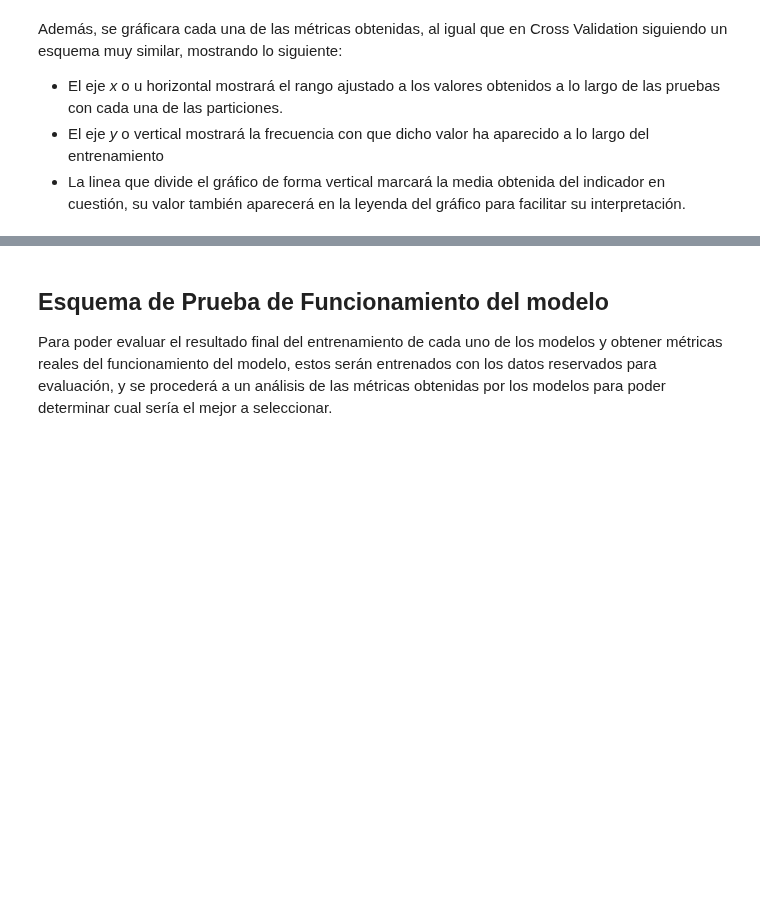
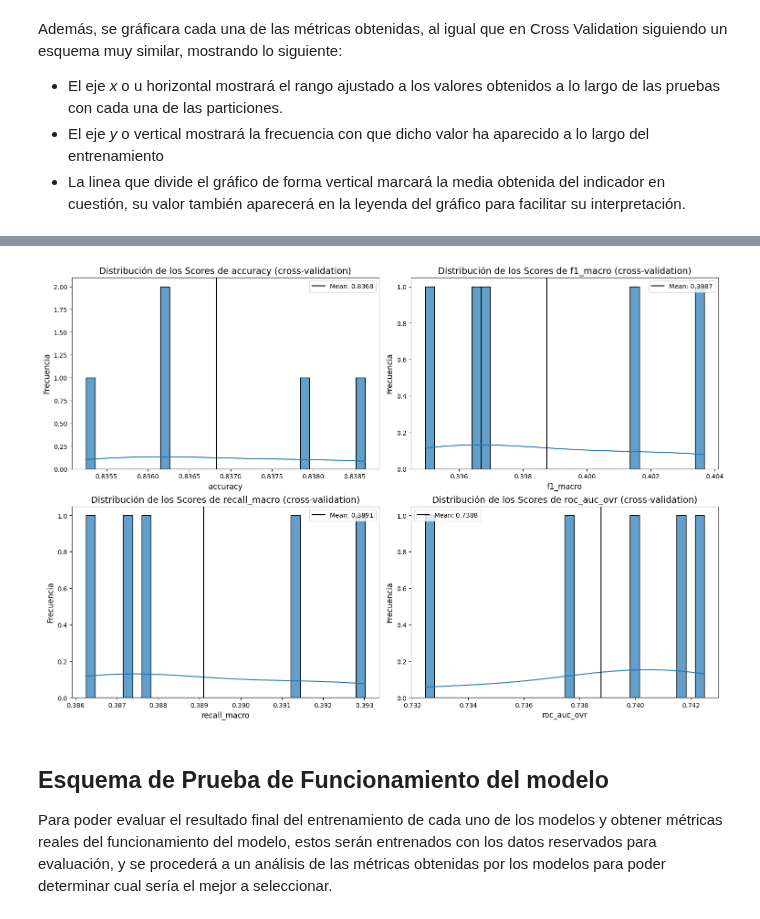
Before and after one commit to MonicaCabanas23/Clasificacion-y-Regresion-Lineal, a Jupyter notebook: Proyecto 3/workflow.ipynb, the cells around one changed output, grey strips where cells are left out. Drawn from its saved outputs; the diff is of its cells as text; code cells hidden in the pictures; blank space fills up the shorter version.

```diff
--- a/Proyecto 3/workflow.ipynb
+++ b/Proyecto 3/workflow.ipynb
@@ -215,3 +391,11 @@ def graph_bootstrap_ci(accuracy_scores, lower_bound, upper_bound, mean_score, me
+# %%
+rf = RandomForestClassifier(max_depth=25,class_weight="balanced")
+# %%
+scores = get_cv_scores(model=rf, X=X_train, y=y_train, cv=skf)
+# %%
+graph_cv_scores_multimetric(scores,['accuracy', 'f1_macro', 'recall_macro', 'roc_auc_ovr'])
+# %% [output]
+[figure, added]
 # %% [markdown]
 ## Esquema de Prueba de Funcionamiento del modelo
 
```
Also changed, not shown: parts of 21 cells of this notebook.
